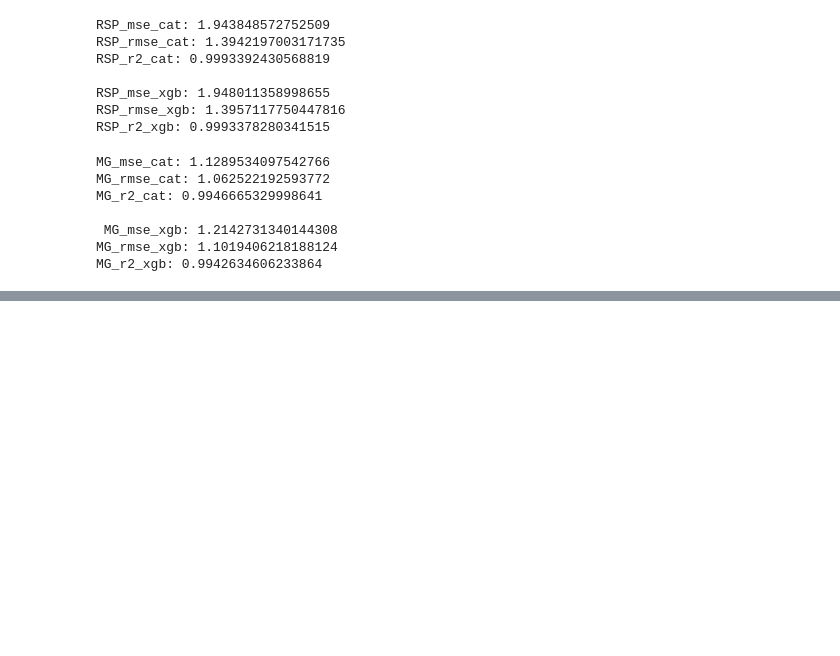
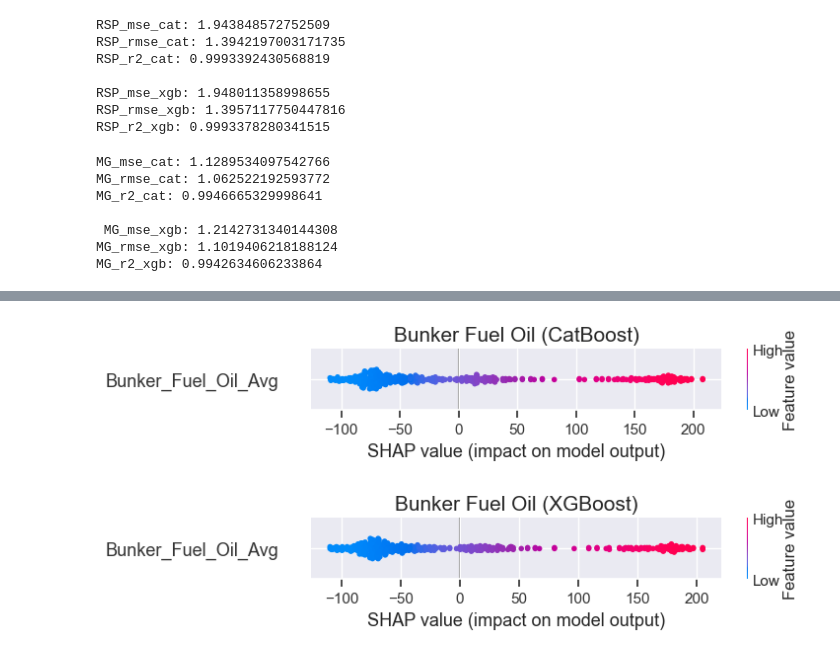
Before and after one commit to Gyu-Ri-Park/aiffel_quest, a Jupyter notebook: AiffelThon/240425_timeseries_baseline.ipynb, the cells around one changed output, grey strips where cells are left out. Saved outputs shown, nothing was run; the diff lists cells and outputs as text; code cells hidden in the pictures; blank space fills up the shorter version.

```diff
--- a/AiffelThon/240425_timeseries_baseline.ipynb
+++ b/AiffelThon/240425_timeseries_baseline.ipynb
@@ -575,0 +680,23 @@ MG_r2_xgb: 0.9942634606233864
+# %%
+# 1. Bunker Fuel Oil
+
+import shap
+
+# catboost
+bunker_cat_explainer = shap.Explainer(bunker_cat_model)
+bunker_cat_shap_values = bunker_cat_explainer(train_bunker.drop(columns=bunker_fuel_oil_columns))
+
+shap.summary_plot(bunker_cat_shap_values, train_bunker.drop(columns=bunker_fuel_oil_columns), show=False)
+plt.title("Bunker Fuel Oil (CatBoost)", fontsize = 15)
+plt.show()
+
+# xgboost
+bunker_xgb_explainer = shap.Explainer(bunker_xgb_model)
+bunker_xgb_shap_values = bunker_xgb_explainer(train_bunker.drop(columns=bunker_fuel_oil_columns))
+
+shap.summary_plot(bunker_xgb_shap_values, train_bunker.drop(columns=bunker_fuel_oil_columns), show=False)
+plt.title("Bunker Fuel Oil (XGBoost)", fontsize = 15)
+plt.show()
+# %% [output]
+[figure, added]
+[figure, added]
```
Also changed, not shown: parts of 17 cells of this notebook.
